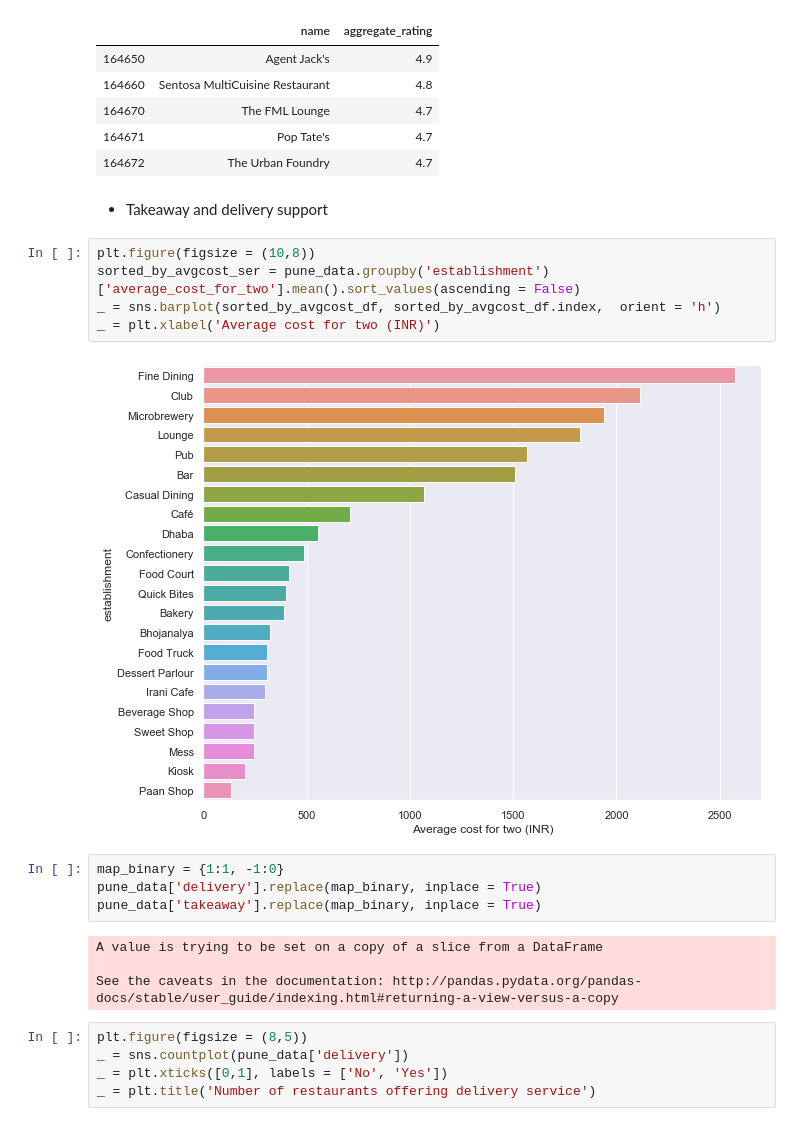
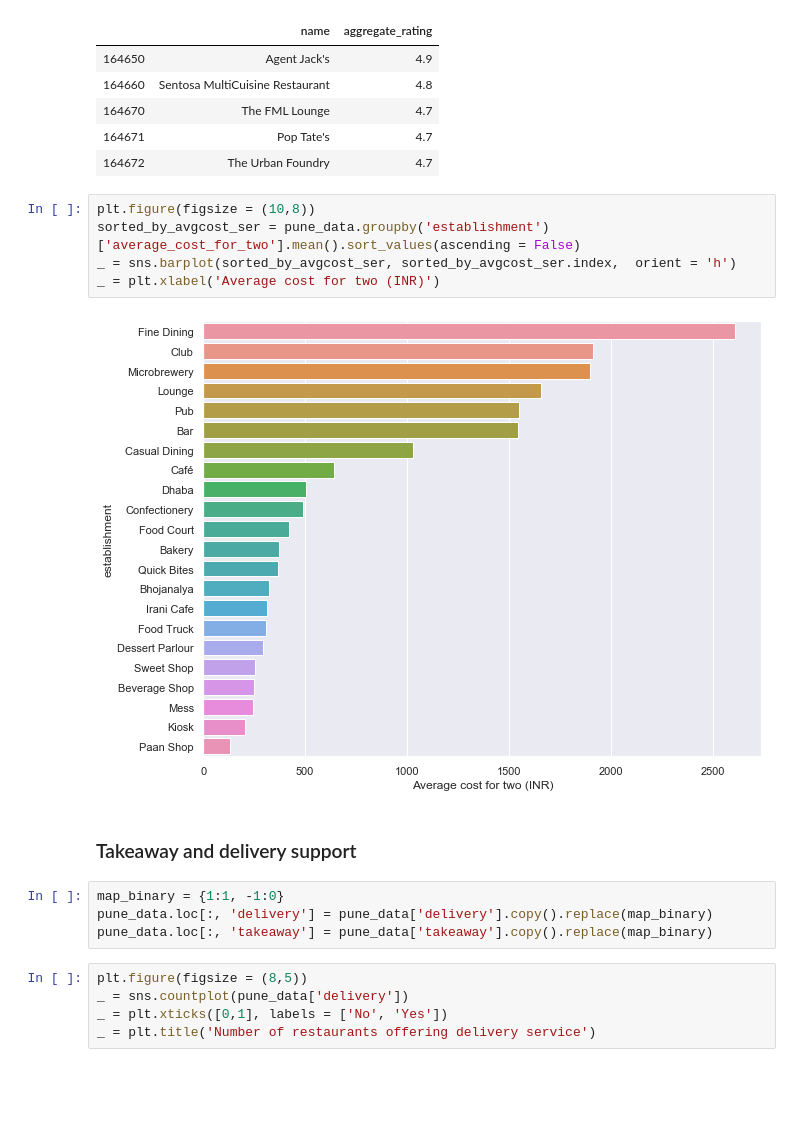
Before and after one commit to dsanyal/Zomato_dataset_EDA, a Jupyter notebook: zomato_EDA.ipynb, the cells around one changed output. Drawn from its saved outputs; the diff is of its cells as text; blank space fills up the shorter version.

```diff
--- a/zomato_EDA.ipynb
+++ b/zomato_EDA.ipynb
@@ -218,23 +221,19 @@ pune_data.loc[pune_data['establishment'] == 'Bar', ['name', 'aggregate_rating']]
 | 164670 | The FML Lounge | 4.7 |
 | 164671 | Pop Tate's | 4.7 |
 | 164672 | The Urban Foundry | 4.7 |
+# %%
+plt.figure(figsize = (10,8))
+sorted_by_avgcost_ser = pune_data.groupby('establishment')['average_cost_for_two'].mean().sort_values(ascending = False)
+_ = sns.barplot(sorted_by_avgcost_ser, sorted_by_avgcost_ser.index,  orient = 'h')
+_ = plt.xlabel('Average cost for two (INR)')
+# %% [output]
+[figure, added]
 # %% [markdown]
-- Takeaway and delivery support
+### Takeaway and delivery support
-# %%
-plt.figure(figsize = (10,8))
-sorted_by_avgcost_ser = pune_data.groupby('establishment')['average_cost_for_two'].mean().sort_values(ascending = False)
-_ = sns.barplot(sorted_by_avgcost_df, sorted_by_avgcost_df.index,  orient = 'h')
-_ = plt.xlabel('Average cost for two (INR)')
-# %% [output]
-[figure, removed]
 # %%
 map_binary = {1:1, -1:0}
-pune_data['delivery'].replace(map_binary, inplace = True)
-pune_data['takeaway'].replace(map_binary, inplace = True)
+pune_data.loc[:, 'delivery'] = pune_data['delivery'].copy().replace(map_binary)
+pune_data.loc[:, 'takeaway'] = pune_data['takeaway'].copy().replace(map_binary)
-# %% [output]
-A value is trying to be set on a copy of a slice from a DataFrame
-
-See the caveats in the documentation: http://pandas.pydata.org/pandas-docs/stable/user_guide/indexing.html#returning-a-view-versus-a-copy
 # %%
 plt.figure(figsize = (8,5))
 _ = sns.countplot(pune_data['delivery'])
```
Also changed, not shown: parts of 23 cells of this notebook.
